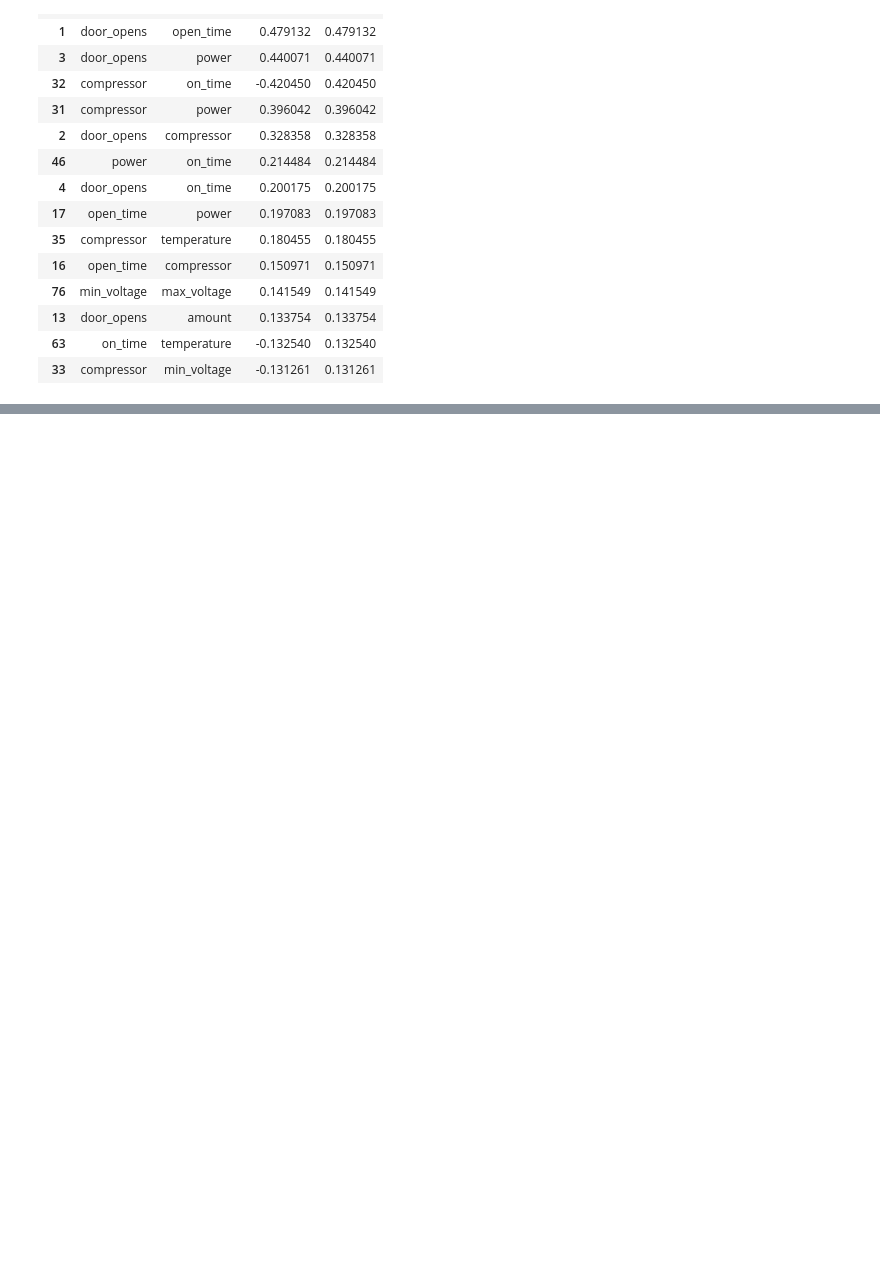
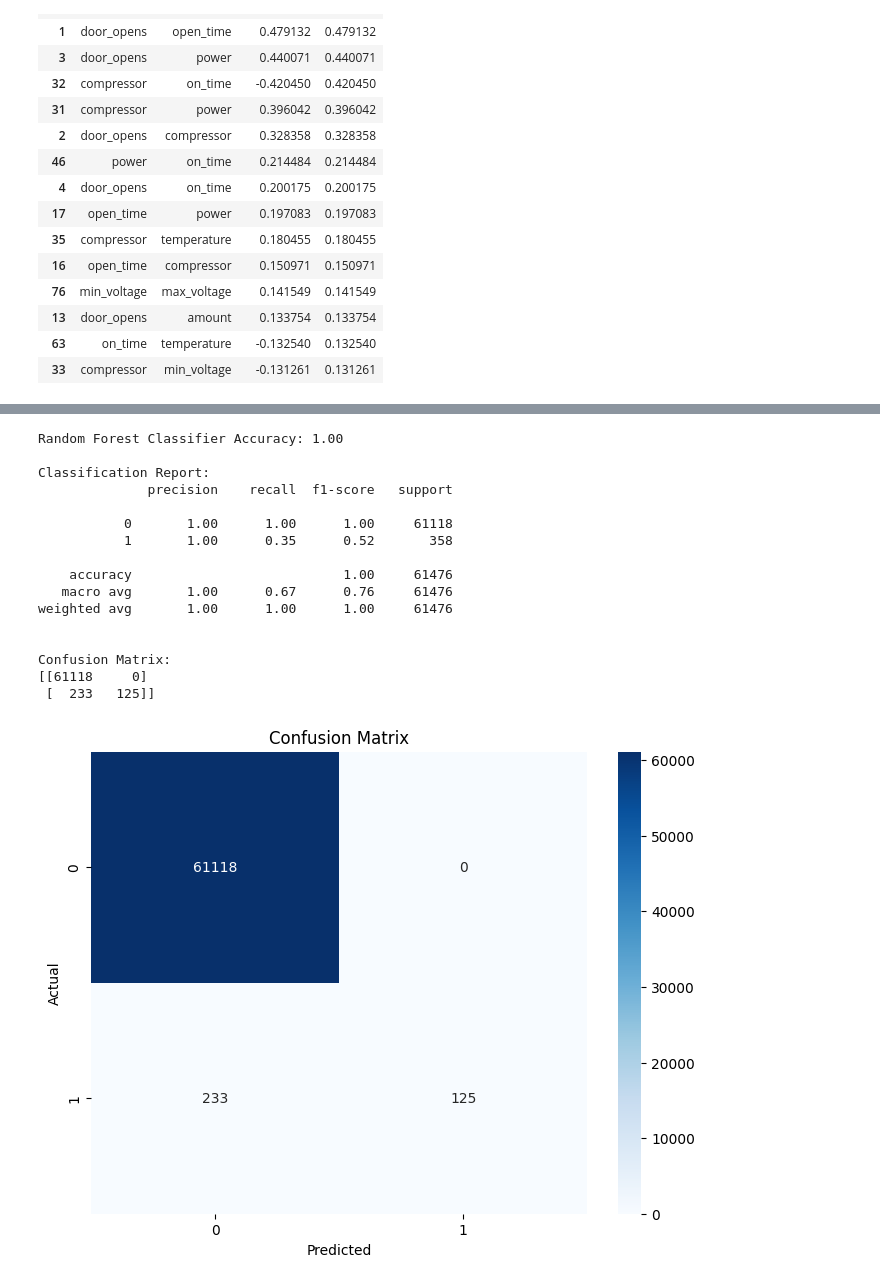
Before and after one commit to Isa2604/PowerUp, a Jupyter notebook: Dataset _ Coolers AC/Dataset _ Coolers AC/Data_coolers.ipynb, the cells around one changed output, grey strips where cells are left out. Cells and saved outputs as stored; diff of their text form; code cells hidden in the pictures; blank space fills up the shorter version.

Commit message:
cooler

```diff
--- a/Dataset _ Coolers AC/Dataset _ Coolers AC/Data_coolers.ipynb
+++ b/Dataset _ Coolers AC/Dataset _ Coolers AC/Data_coolers.ipynb
@@ -314,0 +312,55 @@ F1 promedio con validación cruzada: 0.005247445873943117
+# %%
+from sklearn.ensemble import RandomForestClassifier
+from sklearn.metrics import accuracy_score, classification_report, confusion_matrix
+
+
+# Separar features y target
+X = df_merge_all.drop(columns=['Warning', 'cooler_id', 'week_day', 'customer_id'])  # Elimina ID o fechas
+y = df_merge_all['Warning'].astype(int)  # Aseguramos que sea 0 y 1
+
+
+# Split the data into training and testing sets
+X_train, X_test, y_train, y_test = train_test_split(X, y, test_size=0.2, random_state=42)
+
+# Create and train the Random Forest classifier
+rf_clf = RandomForestClassifier(n_estimators=100, random_state=42)
+rf_clf.fit(X_train, y_train)
+
+# Make predictions on the test set
+y_pred_rf = rf_clf.predict(X_test)
+
+# Evaluate the model
+accuracy_rf = accuracy_score(y_test, y_pred_rf)
+print(f"Random Forest Classifier Accuracy: {accuracy_rf:.2f}")
+
+print("\nClassification Report:")
+print(classification_report(y_test, y_pred_rf))
+
+print("\nConfusion Matrix:")
+print(confusion_matrix(y_test, y_pred_rf))
+
+# Plot the confusion matrix
+plt.figure(figsize=(8, 6))
+sns.heatmap(confusion_matrix(y_test, y_pred_rf), annot=True, fmt='d', cmap='Blues')
+plt.xlabel('Predicted')
+plt.ylabel('Actual')
+plt.title('Confusion Matrix')
+plt.show()
+# %% [output]
+Random Forest Classifier Accuracy: 1.00
+
+Classification Report:
+              precision    recall  f1-score   support
+
+           0       1.00      1.00      1.00     61118
+           1       1.00      0.35      0.52       358
+
+    accuracy                           1.00     61476
+   macro avg       1.00      0.67      0.76     61476
+weighted avg       1.00      1.00      1.00     61476
+
+
+Confusion Matrix:
+[[61118     0]
+ [  233   125]]
+[figure, added]
```
Also changed, not shown: parts of 5 cells of this notebook.
